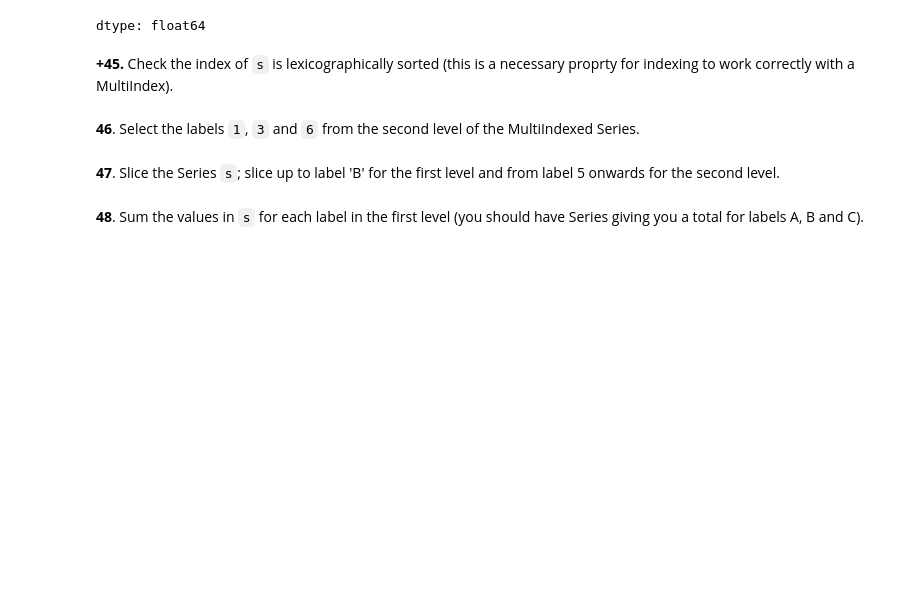
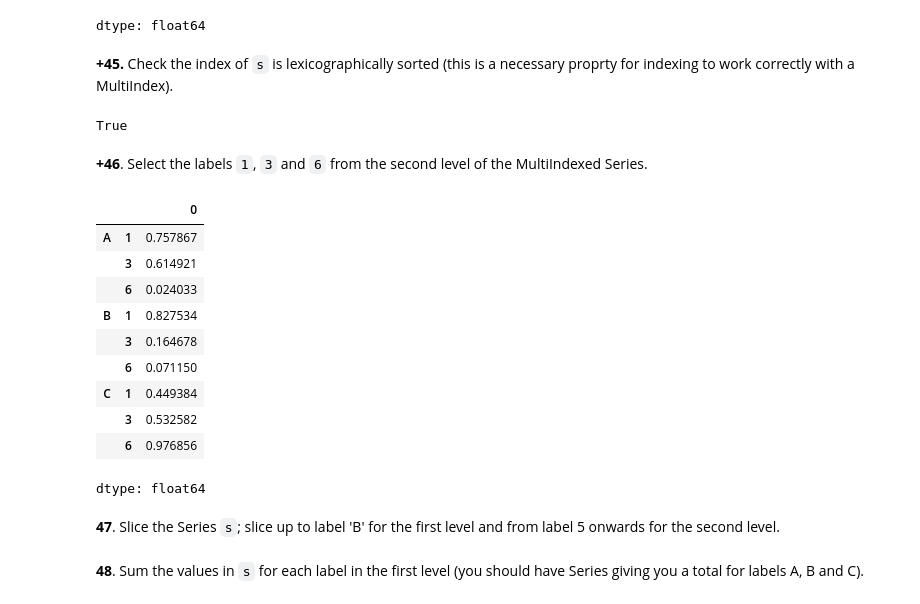
Before and after one commit to bogdan-kovalchuk/100-pandas-puzzles, a Jupyter notebook: 100-pandas-puzzles.ipynb, the cells around one changed output. Drawn from its saved outputs; the diff is of its cells as text; code cells hidden in the pictures; blank space fills up the shorter version.

```diff
--- a/100-pandas-puzzles.ipynb
+++ b/100-pandas-puzzles.ipynb
@@ -843,5 +841,24 @@ s.index.is_lexsorted()
+# %%
+idx = s.index
+idx.is_monotonic_increasing
+# %% [output]
+True
 # %% [markdown]
-**46**. Select the labels `1`, `3` and `6` from the second level of the MultiIndexed Series.
+**+46**. Select the labels `1`, `3` and `6` from the second level of the MultiIndexed Series.
+# %%
+s.loc[:, [1, 3, 6]]
+# %% [output]
+|  |  | 0 |
+| A | 1 | 0.757867 |
+|  | 3 | 0.614921 |
+|  | 6 | 0.024033 |
+| B | 1 | 0.827534 |
+|  | 3 | 0.164678 |
+|  | 6 | 0.071150 |
+| C | 1 | 0.449384 |
+|  | 3 | 0.532582 |
+|  | 6 | 0.976856 |
+dtype: float64
 # %% [markdown]
 **47**. Slice the Series `s`; slice up to label 'B' for the first level and from label 5 onwards for the second level.
 # %% [markdown]
```
Also changed, not shown: parts of 9 cells of this notebook.
